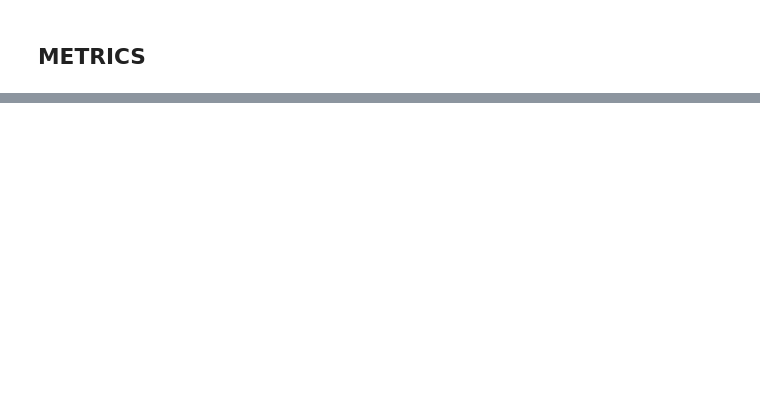
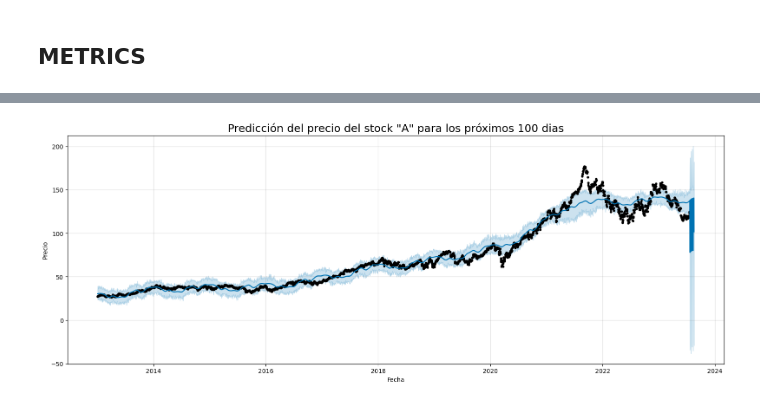
Before and after one commit to leidy7hernandez/HENRY-Proyecto-Integrador, a Jupyter notebook: Proyecto - Codigo.ipynb, the cells around one changed output, grey strips where cells are left out. Saved outputs shown, nothing was run; the diff lists cells and outputs as text; code cells hidden in the pictures; blank space fills up the shorter version.

```diff
--- a/Proyecto - Codigo.ipynb
+++ b/Proyecto - Codigo.ipynb
@@ -598,0 +1489,20 @@ hgr
+# %%
+# Prophet trabaja la columna fecha con el nombre 'ds' y la columna con las etiquetas con el nombre 'y'
+
+data = pd.DataFrame()
+data['Date'] = A['Date']
+data['Price'] = A['Adj Close']
+data.rename(columns= {'Date': 'ds', 'Price' : 'y'}, inplace = True)
+# %%
+# Instanciamos un modelo de Prophet
+
+prophet = Prophet(yearly_seasonality=True, uncertainty_samples=50, mcmc_samples=50, interval_width=0.6)
+
+# Entrenamos el modelo
+prophet.fit(data)
+
+# Construimos un dataframe con los x valores futuros que querámos predecir. En este caso, 4 años.
+build_forecast = prophet.make_future_dataframe(periods=(30), freq='D') #
+
+# Predecimos
+forecast = prophet.predict(build_forecast)
@@ -598,0 +1544,8 @@ hgr
+# %%
+# plot forecasts
+
+prophet.plot(forecast, xlabel='Fecha', ylabel='Precio', figsize = (16,6))
+plt.title('Predicción del precio del stock "A" para los próximos 100 dias', fontsize = 18)
+plt.show()
+# %% [output]
+[figure, added]
```
Also changed, not shown: parts of 187 cells of this notebook, 3 other files.
